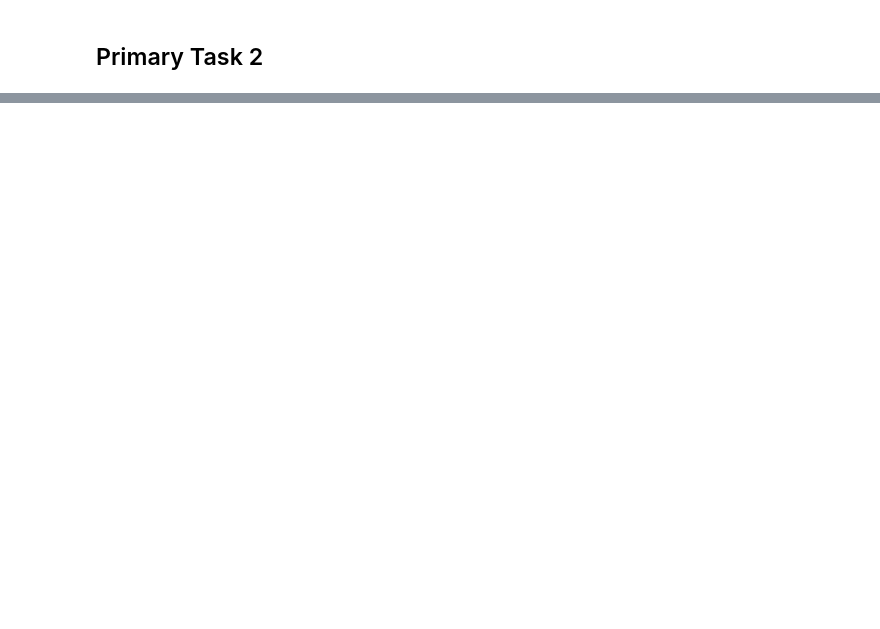
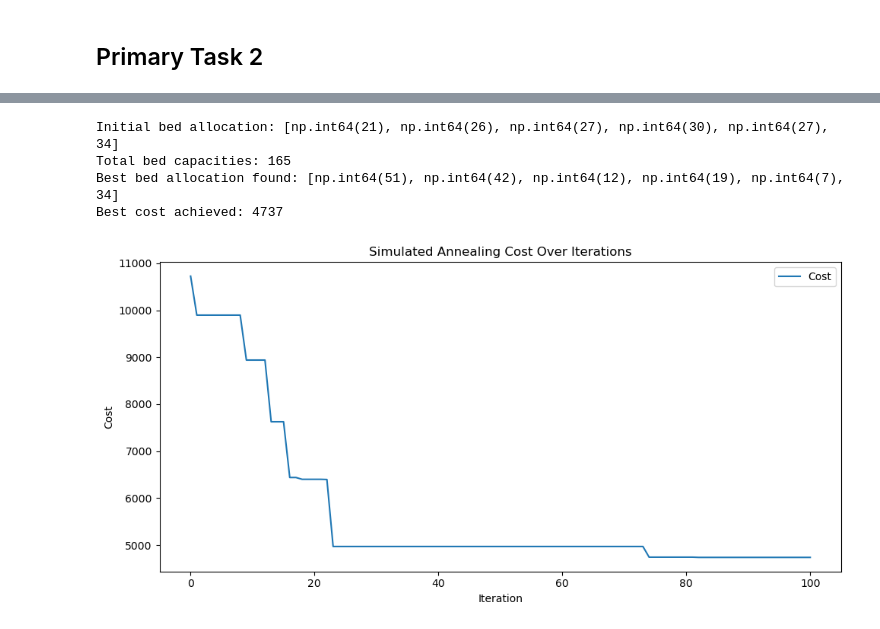
Before and after one commit to Samueled29/Stochatic_Simulation_Projects, a Jupyter notebook: Project_2/task1_Luigi.ipynb, the cells around one changed output, grey strips where cells are left out. Drawn from its saved outputs; the diff is of its cells as text; code cells hidden in the pictures; blank space fills up the shorter version.

```diff
--- a/Project_2/task1_Luigi.ipynb
+++ b/Project_2/task1_Luigi.ipynb
@@ -293,10 +286,0 @@ plt.show()
-# %%
-plt.figure(figsize=(12, 6))
-for i in range(rej_hist.shape[1]):
-    plt.plot(time_hist, rej_hist[:, i], label=f"Ward {i+1} Rejected")
-plt.xlabel("Time (days)")
-plt.ylabel("Rejected Patients")
-plt.title("Rejected Patients Over Time by Ward")
-plt.legend()
-plt.tight_layout()
-plt.show()
@@ -316,0 +322,6 @@ plt.show()
+# %%
+def compute_cost(rej_hist, reloc_matrix, urgency_point):
+
+    rejected = rej_hist[-1, :-1]  # exclude F*
+    relocated = np.sum(reloc_matrix[:-1, :], axis=1)
+    return (rejected + relocated) @ urgency_point
@@ -316,0 +395,37 @@ plt.show()
+# %%
+n = P.shape[0]
+
+initial_combination = generate_integer_list_with_fixed_sum_and_last(n, total_bed, 34)
+
+#initial_combination = [54, 53, 1, 18, 5, 34]
+
+print("Initial bed allocation:", initial_combination)
+print("Total bed capacities:", sum(initial_combination))
+
+best_combination, best_cost, cost, best_occ_bed_hist, best_rej_hist, best_reloc_matrix = simulated_annealing(
+    initial_combination,
+    simulate,
+    P, lambdas, mean_length_of_stay,
+    urgency_point,
+    days_simulation = 100,
+    n_iterations = 100,
+    epsilon = 11
+)
+
+print("Best bed allocation found:", best_combination)
+print("Best cost achieved:", best_cost)
+
+plt.figure(figsize=(10, 5))
+plt.plot(cost, label="Cost")
+plt.xlabel("Iteration")
+plt.ylabel("Cost")
+plt.title("Simulated Annealing Cost Over Iterations")
+plt.legend()
+plt.tight_layout()
+plt.show()
+# %% [output]
+Initial bed allocation: [np.int64(21), np.int64(26), np.int64(27), np.int64(30), np.int64(27), 34]
+Total bed capacities: 165
+Best bed allocation found: [np.int64(51), np.int64(42), np.int64(12), np.int64(19), np.int64(7), 34]
+Best cost achieved: 4737
+[figure, added]
```
Also changed, not shown: parts of 24 cells of this notebook.
